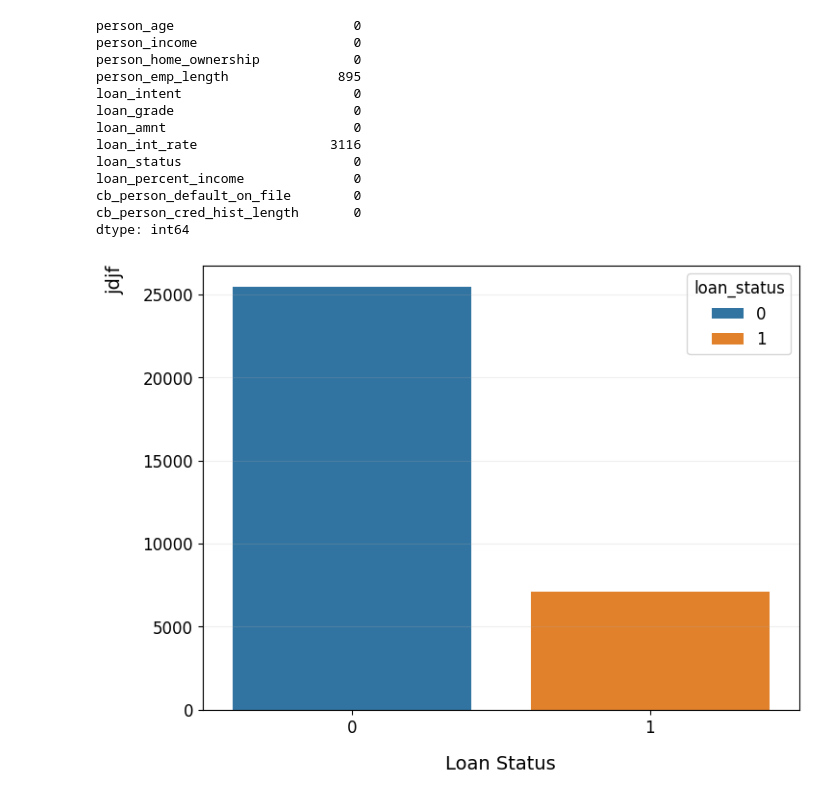
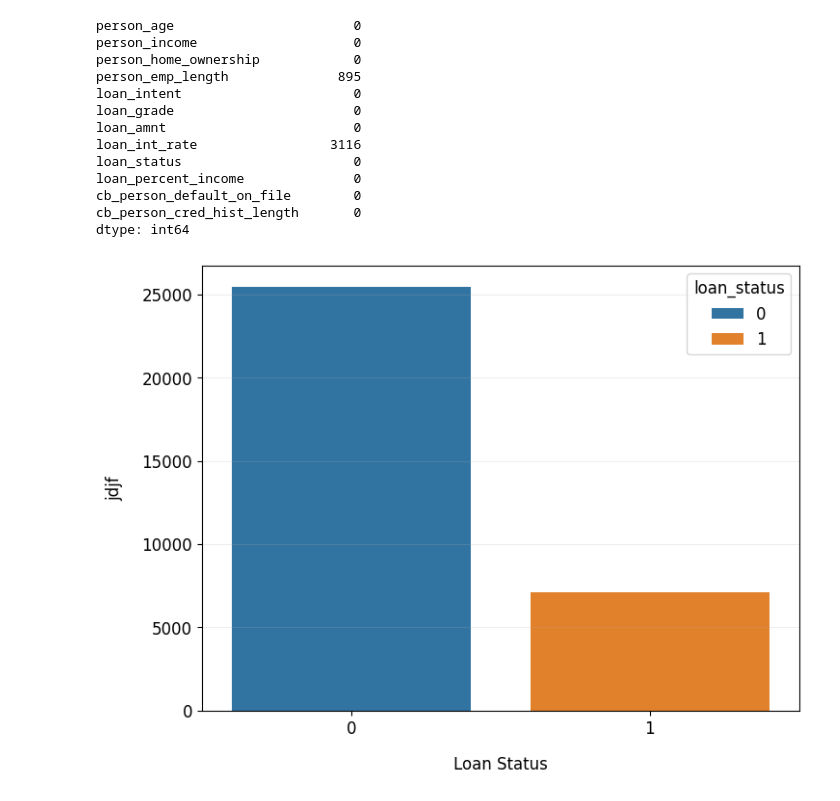
Before and after one commit to faadeola/credit-risk-ml-classification, a Jupyter notebook: credit_class_ml_performace.ipynb, the cells around one changed output. Cells and saved outputs as stored; diff of their text form; code cells hidden in the pictures.

```diff
--- a/credit_class_ml_performace.ipynb
+++ b/credit_class_ml_performace.ipynb
@@ -12,7 +12,7 @@ plt.style.use('default')
 # Set plot properties
 plt.rcParams['figure.figsize'] = (8, 6)
 plt.rcParams['font.size'] = 12
-plt.rcParams['axes.labelsize'] = 14
+plt.rcParams['axes.labelsize'] = 12
 plt.rcParams['axes.titlesize'] = 12
 plt.rcParams['axes.titleweight'] = 'bold'
 plt.rcParams['axes.labelpad'] = 14
@@ -99,7 +95,7 @@ dtype: int64
 # %%
 sns.countplot(data=credit,x="loan_status", hue="loan_status",legend=True)
 plt.xlabel("Loan Status")
-plt.ylabel("jdjf", loc="top")
+plt.ylabel("jdjf", loc="center")
 plt.grid(axis="y", alpha=0.2)
 # %% [output]
-[figure, old version]
+[figure, new version]
```
Also changed, not shown: parts of 1 cell of this notebook.
